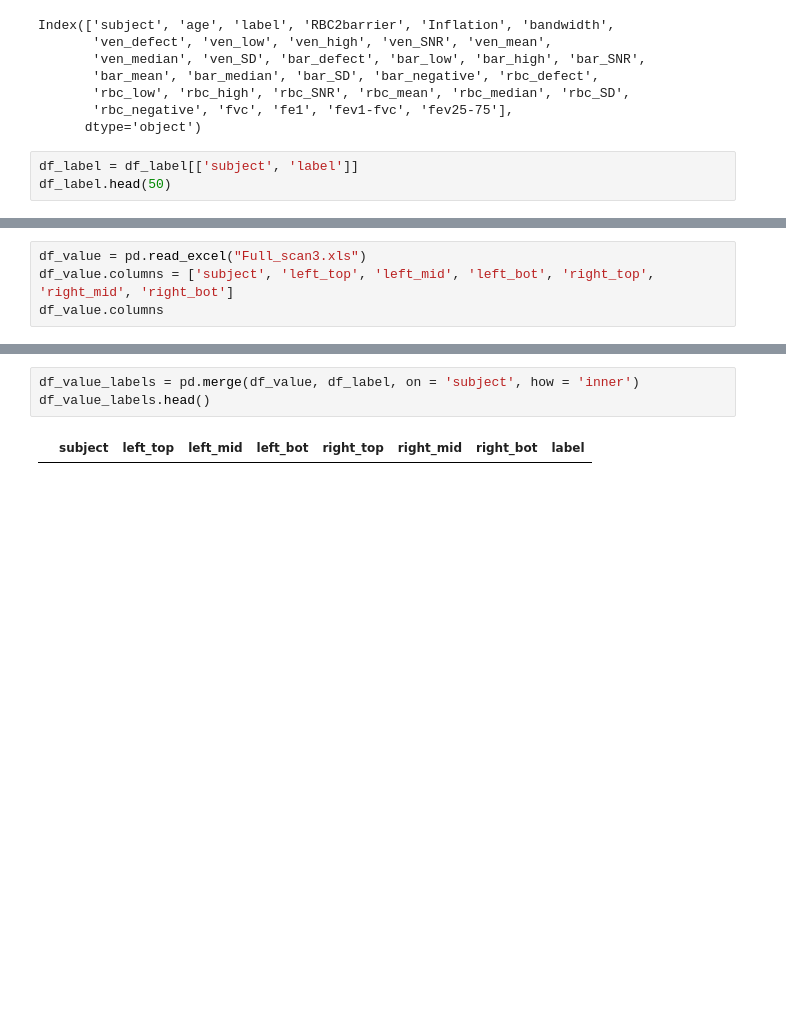
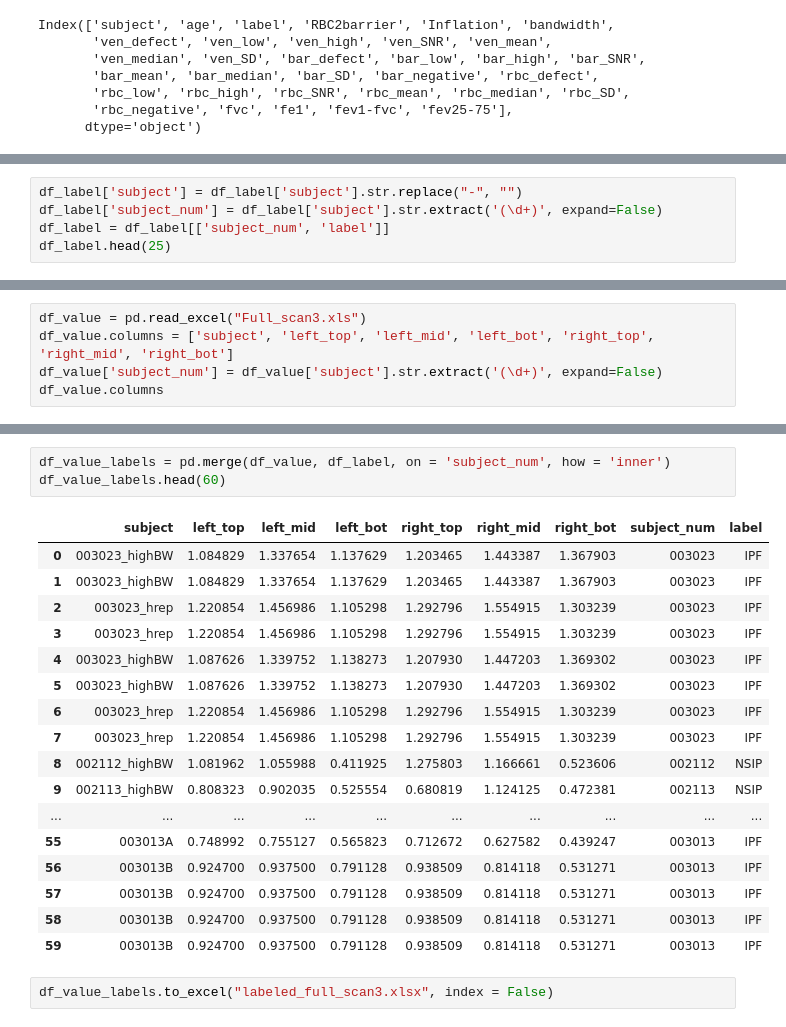
Before and after one commit to sl609/DataSciProject, a Jupyter notebook: BME590.12_Processing.ipynb, the cells around one changed output, grey strips where cells are left out. Saved outputs shown, nothing was run; the diff lists cells and outputs as text; blank space fills up the shorter version.

Commit message:
Code for processing labeled data with values and Excel file

```diff
--- a/BME590.12_Processing.ipynb
+++ b/BME590.12_Processing.ipynb
@@ -19,6 +19,3 @@ Index(['subject', 'age', 'label', 'RBC2barrier', 'Inflation', 'bandwidth',
        'rbc_low', 'rbc_high', 'rbc_SNR', 'rbc_mean', 'rbc_median', 'rbc_SD',
        'rbc_negative', 'fvc', 'fe1', 'fev1-fvc', 'fev25-75'],
       dtype='object')
-# %%
-df_label = df_label[['subject', 'label']]
-df_label.head(50)
@@ -42,0 +22,5 @@ df_label.head(50)
+# %%
+df_label['subject'] = df_label['subject'].str.replace("-", "")
+df_label['subject_num'] = df_label['subject'].str.extract('(\d+)', expand=False)
+df_label = df_label[['subject_num', 'label']]
+df_label.head(25)
@@ -43,6 +45,7 @@ df_label.head(50)
 # %%
 df_value = pd.read_excel("Full_scan3.xls")
 df_value.columns = ['subject', 'left_top', 'left_mid', 'left_bot', 'right_top', 'right_mid', 'right_bot']
+df_value['subject_num'] = df_value['subject'].str.extract('(\d+)', expand=False)
 df_value.columns
 # %% [output]
 Index(['subject', 'left_top', 'left_mid', 'left_bot', 'right_top', 'right_mid',
@@ -71,5 +74,23 @@ df_value.head(50)
 # %%
-df_value_labels = pd.merge(df_value, df_label, on = 'subject', how = 'inner')
-df_value_labels.head()
+df_value_labels = pd.merge(df_value, df_label, on = 'subject_num', how = 'inner')
+df_value_labels.head(60)
 # %% [output]
-|  | subject | left_top | left_mid | left_bot | right_top | right_mid | right_bot | label |
+|  | subject | left_top | left_mid | left_bot | right_top | right_mid | right_bot | subject_num | label |
+| 0 | 003023_highBW | 1.084829 | 1.337654 | 1.137629 | 1.203465 | 1.443387 | 1.367903 | 003023 | IPF |
+| 1 | 003023_highBW | 1.084829 | 1.337654 | 1.137629 | 1.203465 | 1.443387 | 1.367903 | 003023 | IPF |
+| 2 | 003023_hrep | 1.220854 | 1.456986 | 1.105298 | 1.292796 | 1.554915 | 1.303239 | 003023 | IPF |
+| 3 | 003023_hrep | 1.220854 | 1.456986 | 1.105298 | 1.292796 | 1.554915 | 1.303239 | 003023 | IPF |
+| 4 | 003023_highBW | 1.087626 | 1.339752 | 1.138273 | 1.207930 | 1.447203 | 1.369302 | 003023 | IPF |
+| 5 | 003023_highBW | 1.087626 | 1.339752 | 1.138273 | 1.207930 | 1.447203 | 1.369302 | 003023 | IPF |
+| 6 | 003023_hrep | 1.220854 | 1.456986 | 1.105298 | 1.292796 | 1.554915 | 1.303239 | 003023 | IPF |
+| 7 | 003023_hrep | 1.220854 | 1.456986 | 1.105298 | 1.292796 | 1.554915 | 1.303239 | 003023 | IPF |
+| 8 | 002112_highBW | 1.081962 | 1.055988 | 0.411925 | 1.275803 | 1.166661 | 0.523606 | 002112 | NSIP |
+| 9 | 002113_highBW | 0.808323 | 0.902035 | 0.525554 | 0.680819 | 1.124125 | 0.472381 | 002113 | NSIP |
+| ... | ... | ... | ... | ... | ... | ... | ... | ... | ... |
+| 55 | 003013A | 0.748992 | 0.755127 | 0.565823 | 0.712672 | 0.627582 | 0.439247 | 003013 | IPF |
+| 56 | 003013B | 0.924700 | 0.937500 | 0.791128 | 0.938509 | 0.814118 | 0.531271 | 003013 | IPF |
+| 57 | 003013B | 0.924700 | 0.937500 | 0.791128 | 0.938509 | 0.814118 | 0.531271 | 003013 | IPF |
+| 58 | 003013B | 0.924700 | 0.937500 | 0.791128 | 0.938509 | 0.814118 | 0.531271 | 003013 | IPF |
+| 59 | 003013B | 0.924700 | 0.937500 | 0.791128 | 0.938509 | 0.814118 | 0.531271 | 003013 | IPF |
+# %%
+df_value_labels.to_excel("labeled_full_scan3.xlsx", index = False)
```
Also changed, not shown: parts of 4 cells of this notebook, 1 other file.
